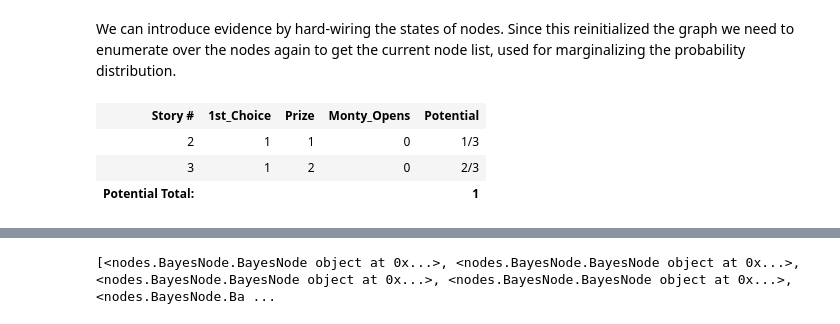
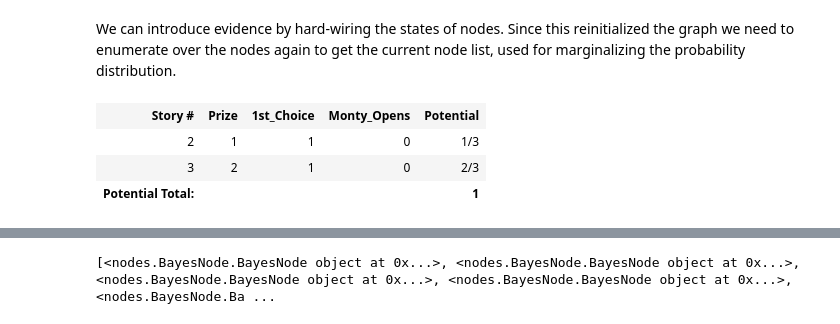
Before and after one commit to artiste-qb-net/quantum-fog, a Jupyter notebook: jupyter-notebooks/Dekant-talk-at-Meetup-Dec-19-2016/Demo_Notebook-Master.ipynb, the cells around one changed output, grey strips where cells are left out. Cells and saved outputs as stored; diff of their text form; code cells hidden in the pictures.

```diff
--- a/jupyter-notebooks/Dekant-talk-at-Meetup-Dec-19-2016/Demo_Notebook-Master.ipynb
+++ b/jupyter-notebooks/Dekant-talk-at-Meetup-Dec-19-2016/Demo_Notebook-Master.ipynb
@@ -183,16 +183,16 @@ We can introduce evidence by hard-wiring the states of nodes. Since this reiniti
 # %%
 bnet.get_node_named("1st_Choice").active_states = [1]
 bnet.get_node_named("Monty_Opens").active_states = [0]
 bnet.get_node_named("Prize").active_states = [0,1,2]
 brute_eng = EnumerationEngine(bnet)
 id_nums = sorted([node.id_num for node in bnet.nodes])
 node_list = [bnet.get_node_with_id_num(k) for k in id_nums]
 pot_list = brute_eng.get_unipot_list(node_list, normalize=True,
-            print_stories=True, print_format='HTML', null_events='None', pot_val_format='Fraction')
+            print_stories=True, print_format='HTML', events='nonull', pot_val_format='Fraction')
 # %% [output]
-| Story # | 1st_Choice | Prize | Monty_Opens | Potential |
+| Story # | Prize | 1st_Choice | Monty_Opens | Potential |
 | 2 | 1 | 1 | 0 | 1/3 |
-| 3 | 1 | 2 | 0 | 2/3 |
+| 3 | 2 | 1 | 0 | 2/3 |
 | Potential Total: |  |  |  | 1 |
 # %%
 def single_pd(ax, node_name, pd_df):
```
Also changed, not shown: parts of 8 cells of this notebook, 1 other file.
